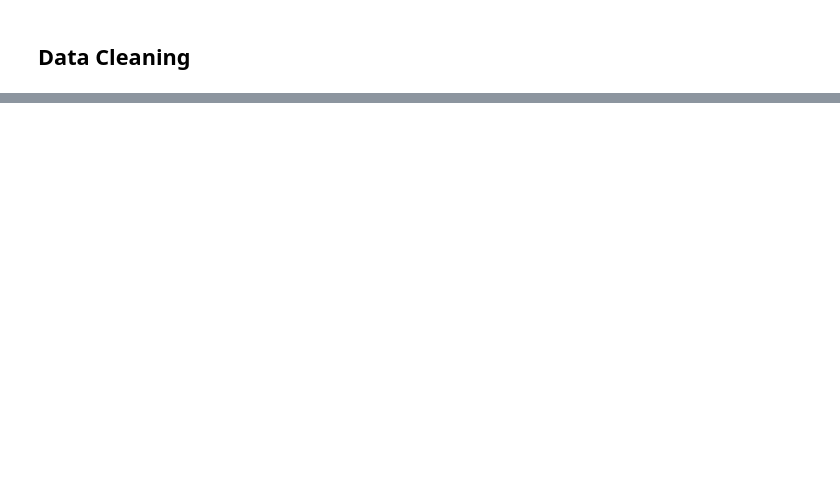
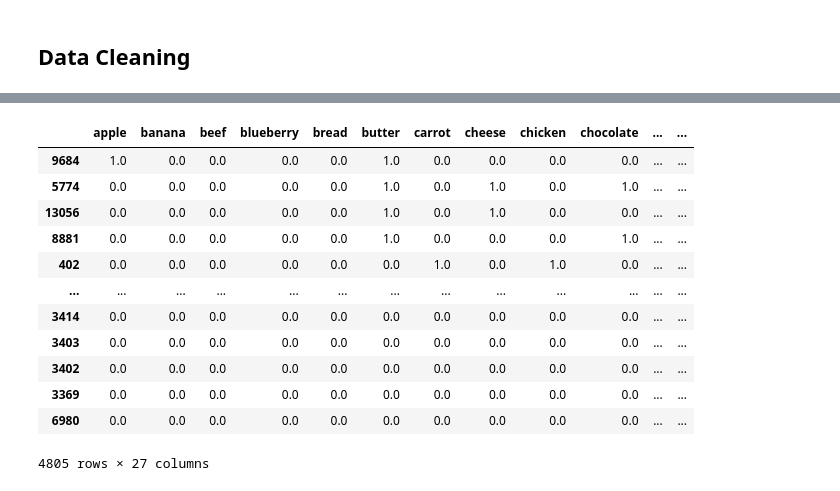
Before and after one commit to mjaber95/FeedMe, a Jupyter notebook: notebooks/christopher_recipes.ipynb, the cells around one changed output, grey strips where cells are left out. Saved outputs shown, nothing was run; the diff lists cells and outputs as text; code cells hidden in the pictures; blank space fills up the shorter version.

```diff
--- a/notebooks/christopher_recipes.ipynb
+++ b/notebooks/christopher_recipes.ipynb
@@ -519,0 +339,8 @@ df_prep_time_na
+# %%
+def score(row, vector):
+    #computes dot product
+    A = row.to_numpy()
+    row['score'] = np.matmul(A, vector)
+    return row
+# %%
+V = np.ones(26)
@@ -520 +362,17 @@ df_prep_time_na
+# %%
+df_filtered[ingredients_lem].apply(lambda x: score(x, V), axis=1).sort_values(by='score', ascending=False)
+# %% [output]
+|  | apple | banana | beef | blueberry | bread | butter | carrot | cheese | chicken | chocolate | ... | ... |
+| 9684 | 1.0 | 0.0 | 0.0 | 0.0 | 0.0 | 1.0 | 0.0 | 0.0 | 0.0 | 0.0 | ... | ... |
+| 5774 | 0.0 | 0.0 | 0.0 | 0.0 | 0.0 | 1.0 | 0.0 | 1.0 | 0.0 | 1.0 | ... | ... |
+| 13056 | 0.0 | 0.0 | 0.0 | 0.0 | 0.0 | 1.0 | 0.0 | 1.0 | 0.0 | 0.0 | ... | ... |
+| 8881 | 0.0 | 0.0 | 0.0 | 0.0 | 0.0 | 1.0 | 0.0 | 0.0 | 0.0 | 1.0 | ... | ... |
+| 402 | 0.0 | 0.0 | 0.0 | 0.0 | 0.0 | 0.0 | 1.0 | 0.0 | 1.0 | 0.0 | ... | ... |
+| ... | ... | ... | ... | ... | ... | ... | ... | ... | ... | ... | ... | ... |
+| 3414 | 0.0 | 0.0 | 0.0 | 0.0 | 0.0 | 0.0 | 0.0 | 0.0 | 0.0 | 0.0 | ... | ... |
+| 3403 | 0.0 | 0.0 | 0.0 | 0.0 | 0.0 | 0.0 | 0.0 | 0.0 | 0.0 | 0.0 | ... | ... |
+| 3402 | 0.0 | 0.0 | 0.0 | 0.0 | 0.0 | 0.0 | 0.0 | 0.0 | 0.0 | 0.0 | ... | ... |
+| 3369 | 0.0 | 0.0 | 0.0 | 0.0 | 0.0 | 0.0 | 0.0 | 0.0 | 0.0 | 0.0 | ... | ... |
+| 6980 | 0.0 | 0.0 | 0.0 | 0.0 | 0.0 | 0.0 | 0.0 | 0.0 | 0.0 | 0.0 | ... | ... |
+4805 rows × 27 columns
 # %%
```
Also changed, not shown: parts of 109 cells of this notebook.
